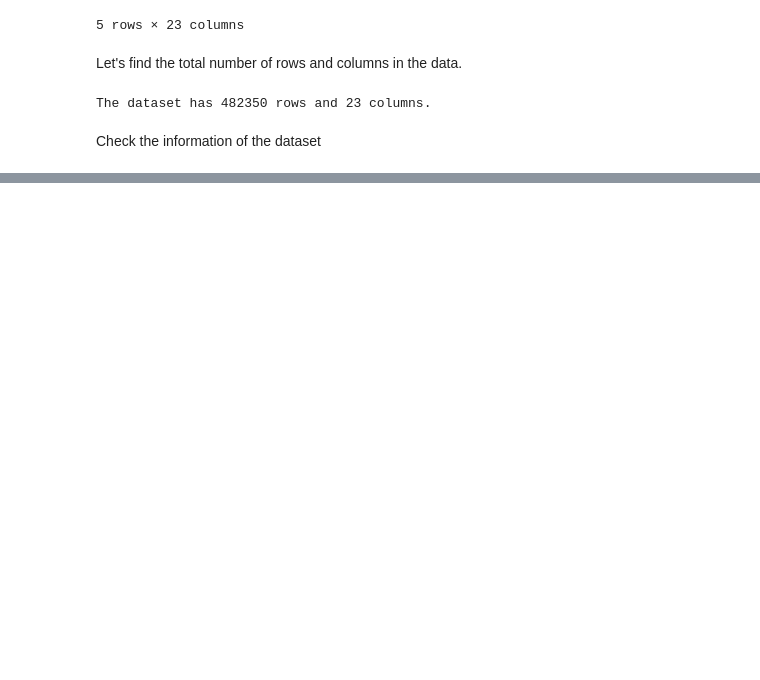
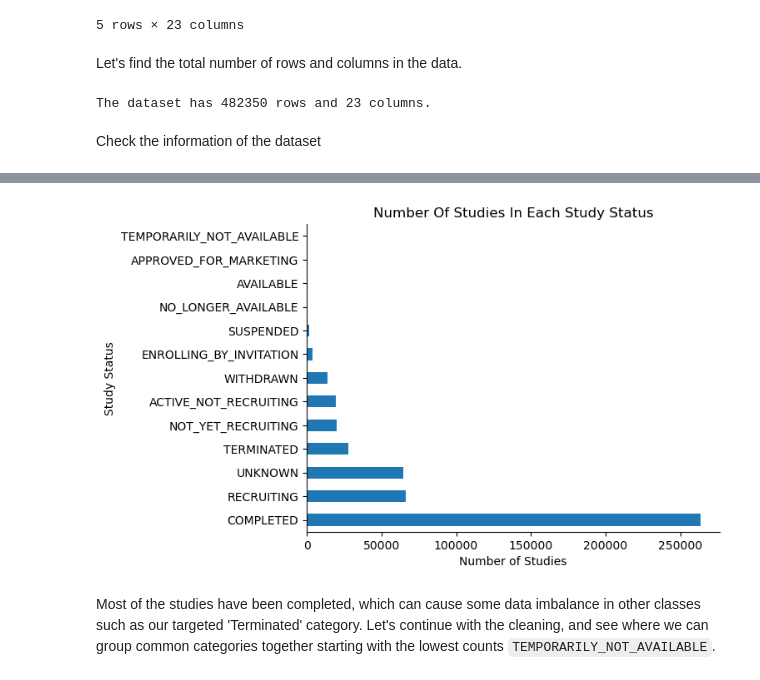
Before and after one commit to clem21chan/Clinical_Trials_Capstone, a Jupyter notebook: Notebooks/2_Preprocessing&EDA.ipynb, the cells around one changed output, grey strips where cells are left out. Drawn from its saved outputs; the diff is of its cells as text; code cells hidden in the pictures; blank space fills up the shorter version.

Commit message:
Started data preprocessing, specifically targetting the independant variable such as viewing distributions, and reducing unique values by dropping rows.

```diff
--- a/Notebooks/2_Preprocessing&EDA.ipynb
+++ b/Notebooks/2_Preprocessing&EDA.ipynb
@@ -55,8 +55,8 @@ import seaborn as sns
 # %% [markdown]
 **Load the dataset**
 # %%
-# make sure to drop the unnamed index
-df = pd.read_csv('updated_ctg.csv').drop(['Unnamed: 0'],axis=1)
+# make sure to not include the index_col
+df = pd.read_csv('updated_ctg.csv', index_col = 0)
 
 # First 5 rows of dataset
 df.head()
@@ -98,0 +124,16 @@ memory usage: 84.6+ MB
+# %%
+# Visualize counts with a graph
+plt.figure()
+
+df['Study Status'].value_counts().plot(kind='barh')
+
+plt.title('Number of Studies in Each study status'.title())
+plt.ylabel('Study Status')
+plt.xlabel('Number of Studies')
+
+sns.despine()
+plt.show()
+# %% [output]
+[figure, added]
+# %% [markdown]
+Most of the studies have been completed, which can cause some data imbalance in other classes such as our targeted 'Terminated' category. Let's continue with the cleaning, and see where we can group common categories together starting with the lowest counts `TEMPORARILY_NOT_AVAILABLE`.
```
Also changed, not shown: parts of 40 cells of this notebook.
